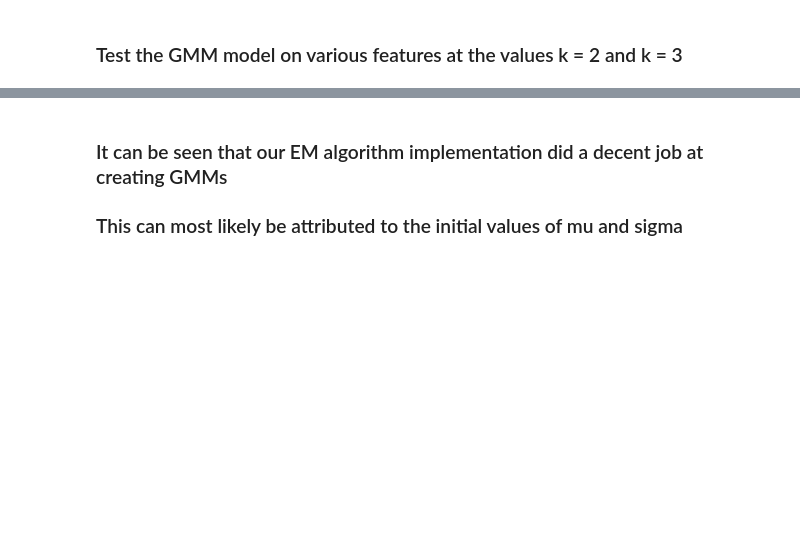
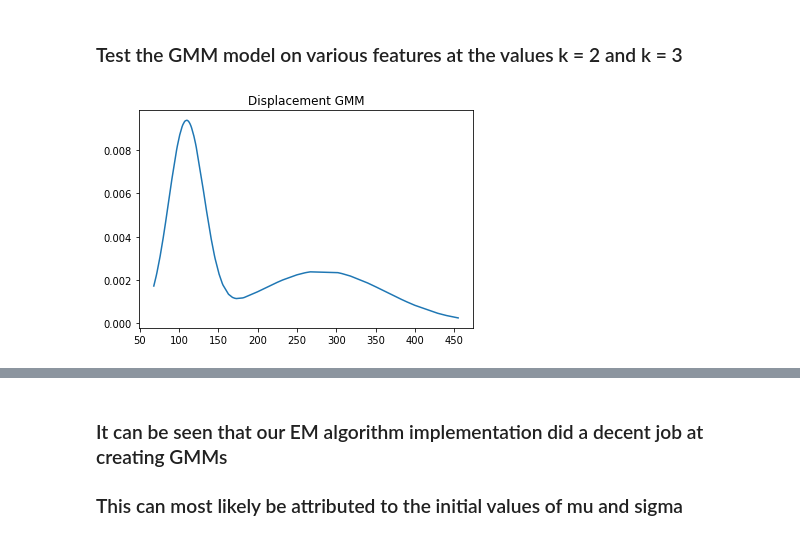
Before and after one commit to ronmoore3/eecs738projects-Machine-Learning, a Jupyter notebook: Probably_Interesting_Data/notebooks/Auto_MPG_1D_GMM.ipynb, the cells around one changed output, grey strips where cells are left out. Cells and saved outputs as stored; diff of their text form; code cells hidden in the pictures; blank space fills up the shorter version.

```diff
--- a/Probably_Interesting_Data/notebooks/Auto_MPG_1D_GMM.ipynb
+++ b/Probably_Interesting_Data/notebooks/Auto_MPG_1D_GMM.ipynb
@@ -99,10 +100,11 @@ def colormap(x):
     return cm
 # %%
 # create plot function for gaussian model
-def plot_gaussian(z):
+def plot_gaussian(z, title):
     z.sort()
     x, y = zip(*z)
     plt.plot(x,y)
+    plt.title(title)
 # %% [markdown]
 ### Create a gaussian mixture model using the expectation-maximization (EM) algorithm
 
@@ -110,7 +112,7 @@ def plot_gaussian(z):
 
 ### Mu values for each distribution will be stored in a dictionary that can be passed into the gaussian mixture model
 # %%
-def gaussian_mixture_model(x, k, d):
+def gaussian_mixture_model(x, k, d, title):
     # initialize values of means, variances, and mixture coefficients of gaussian models
     N = len(x)
     mix = 1/k
@@ -128,18 +130,10 @@ def gaussian_mixture_model(x, k, d):
     for i in range(k):
         mu.append(d[k][i])
         mu_prev.append(100)
-        sig.append(1000)
+        sig.append(100)
         sig_prev.append(100)
         pi_k.append(mix)
         lat.append([0] * N)
-
-    print("mu: ", end='')
-    print(mu)
-    print("sig: ", end='')
-    print(sig)
-    print("pi_k: ", end='')
-    print(pi_k)
-
 
     # initialize guassian variable
     for i in range(k):
@@ -181,7 +175,7 @@ def gaussian_mixture_model(x, k, d):
 
         # update gaussian models
         for i in range(k):
-            gaus[i] = gaussian(x, 38,sig[i])
+            gaus[i] = gaussian(x, mu[i], sig[i])
 
         # increase iteration
         count = count + 1
@@ -200,12 +194,15 @@ def gaussian_mixture_model(x, k, d):
     z = list(zip(x,y))
 
     # plot function
-    plot_gaussian(z)
+    plot_gaussian(z, title)
 
     return
 # %% [markdown]
 ### Test the GMM model on various features at the values k = 2 and k = 3
 # %%
+# displacement feature
 d1 = {2:[100, 320]}
-y1 = gaussian_mixture_model(displacement, 2, d1)
+y1 = gaussian_mixture_model(displacement, 2, d1, "Displacement GMM")
+# %% [output]
+[figure, added]
 # %%
```
Also changed, not shown: parts of 5 cells of this notebook.
